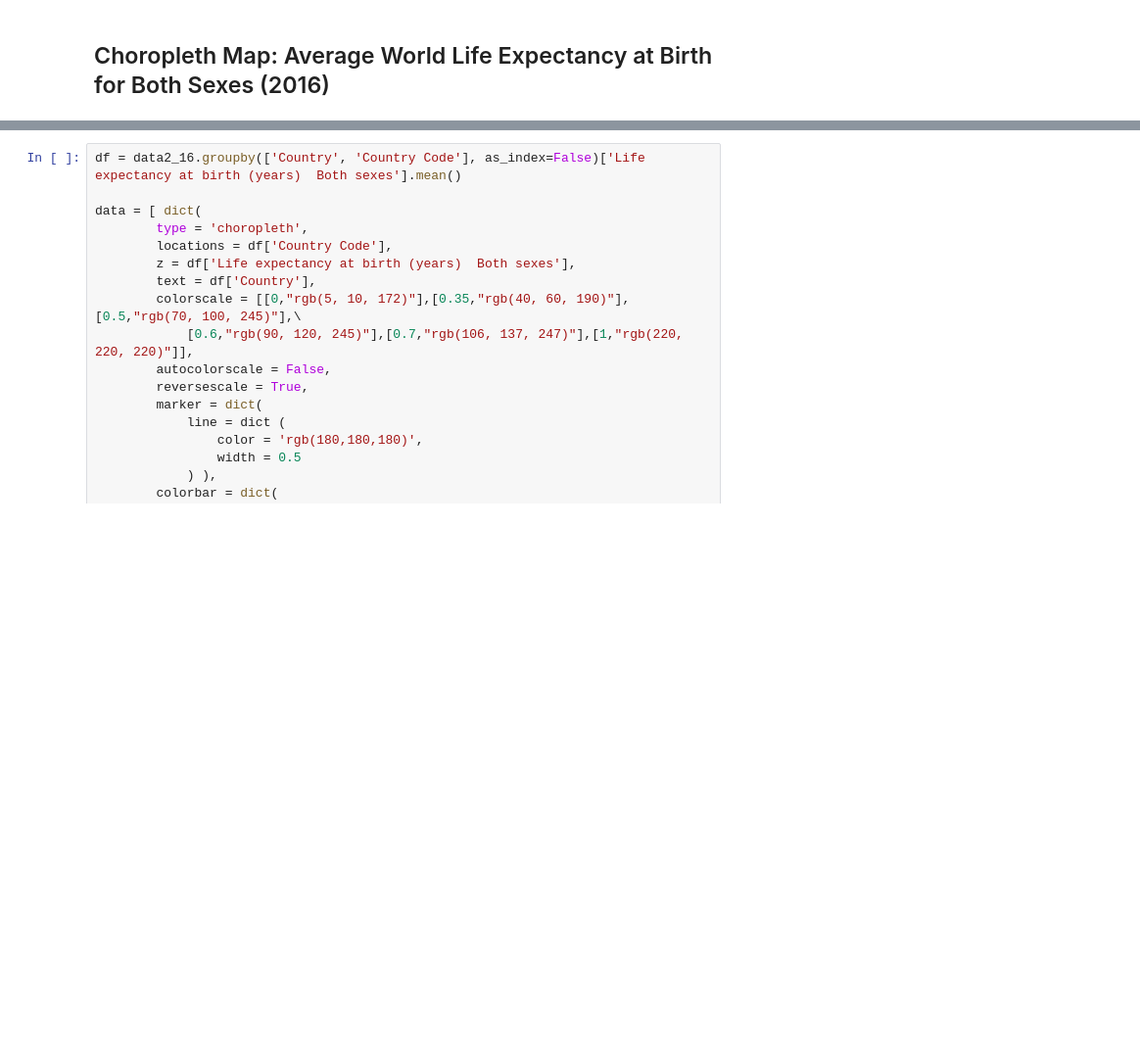
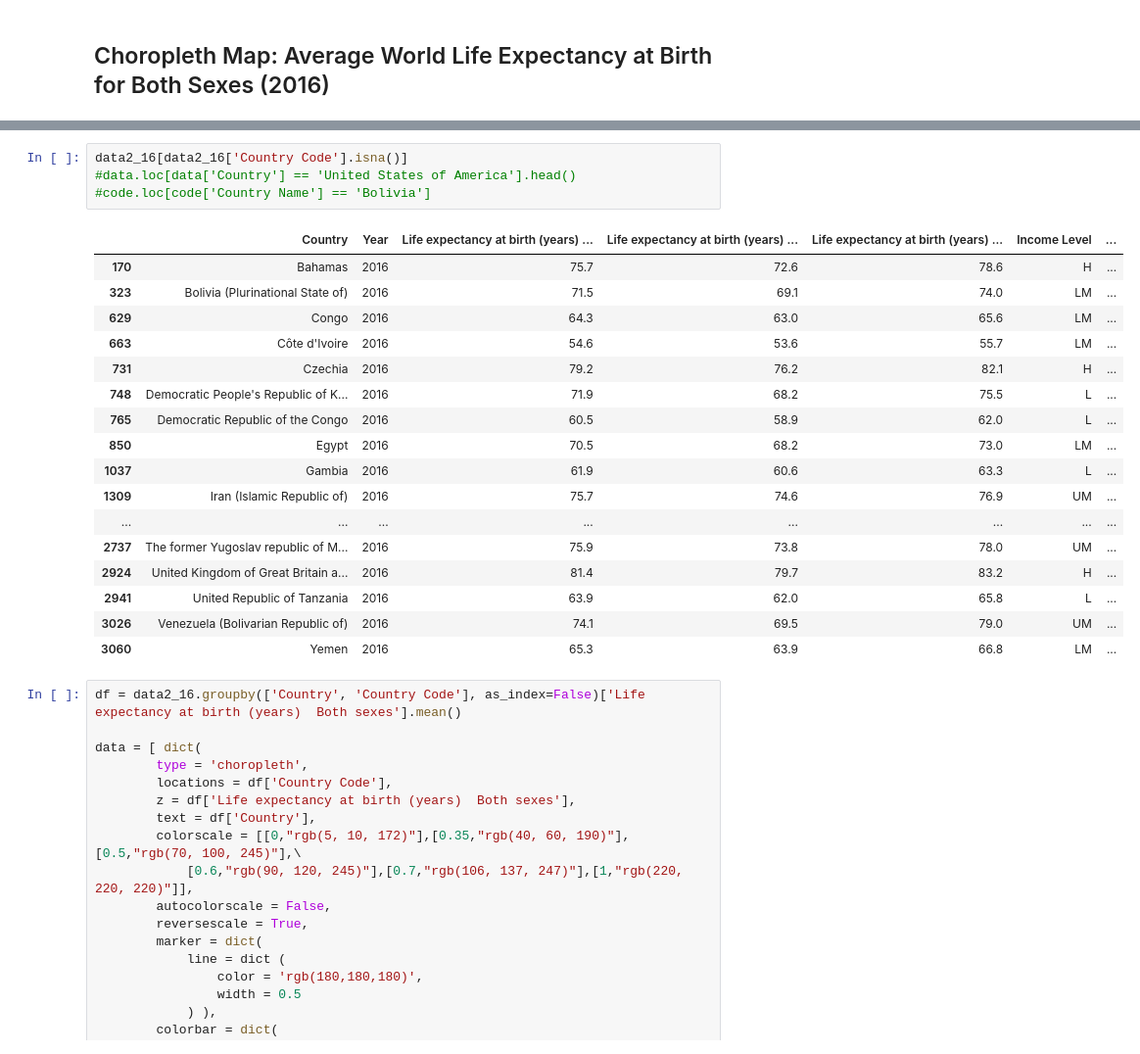
Before and after one commit to patrickFuerst/human_life_exp, a Jupyter notebook: Data_Visualizations(Anna).ipynb, the cells around one changed output, grey strips where cells are left out. Shown at 98% size. Cells and saved outputs as stored; diff of their text form; blank space fills up the shorter version.

```diff
--- a/Data_Visualizations(Anna).ipynb
+++ b/Data_Visualizations(Anna).ipynb
@@ -73,6 +73,28 @@ data2 = pd.merge(data, code, how='left', left_on='Country',
                  right_on='Country Name')
 data2.drop('Country Name', axis=1,  inplace=True)
 data2_16 = data2[data2['Year'] == 2016]
+# %%
+data2_16[data2_16['Country Code'].isna()]
+#data.loc[data['Country'] == 'United States of America'].head()
+#code.loc[code['Country Name'] == 'Bolivia']
+# %% [output]
+|  | Country | Year | Life expectancy at birth (years) ... | Life expectancy at birth (years) ... | Life expectancy at birth (years) ... | Income Level | ... |
+| 170 | Bahamas | 2016 | 75.7 | 72.6 | 78.6 | H | ... |
+| 323 | Bolivia (Plurinational State of) | 2016 | 71.5 | 69.1 | 74.0 | LM | ... |
+| 629 | Congo | 2016 | 64.3 | 63.0 | 65.6 | LM | ... |
+| 663 | Côte d'Ivoire | 2016 | 54.6 | 53.6 | 55.7 | LM | ... |
+| 731 | Czechia | 2016 | 79.2 | 76.2 | 82.1 | H | ... |
+| 748 | Democratic People's Republic of K... | 2016 | 71.9 | 68.2 | 75.5 | L | ... |
+| 765 | Democratic Republic of the Congo | 2016 | 60.5 | 58.9 | 62.0 | L | ... |
+| 850 | Egypt | 2016 | 70.5 | 68.2 | 73.0 | LM | ... |
+| 1037 | Gambia | 2016 | 61.9 | 60.6 | 63.3 | L | ... |
+| 1309 | Iran (Islamic Republic of) | 2016 | 75.7 | 74.6 | 76.9 | UM | ... |
+| ... | ... | ... | ... | ... | ... | ... | ... |
+| 2737 | The former Yugoslav republic of M... | 2016 | 75.9 | 73.8 | 78.0 | UM | ... |
+| 2924 | United Kingdom of Great Britain a... | 2016 | 81.4 | 79.7 | 83.2 | H | ... |
+| 2941 | United Republic of Tanzania | 2016 | 63.9 | 62.0 | 65.8 | L | ... |
+| 3026 | Venezuela (Bolivarian Republic of) | 2016 | 74.1 | 69.5 | 79.0 | UM | ... |
+| 3060 | Yemen | 2016 | 65.3 | 63.9 | 66.8 | LM | ... |
 # %%
 df = data2_16.groupby(['Country', 'Country Code'], as_index=False)['Life expectancy at birth (years)  Both sexes'].mean()
 
```
Also changed, not shown: parts of 8 cells of this notebook, 1 other file.
